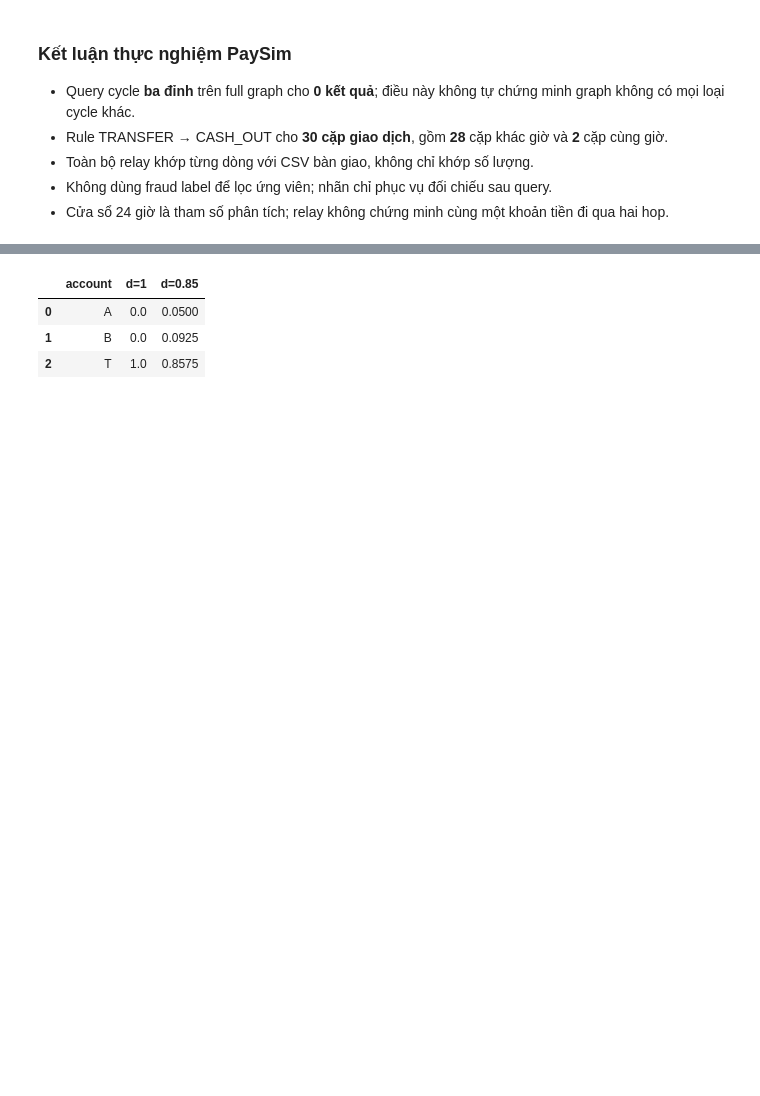
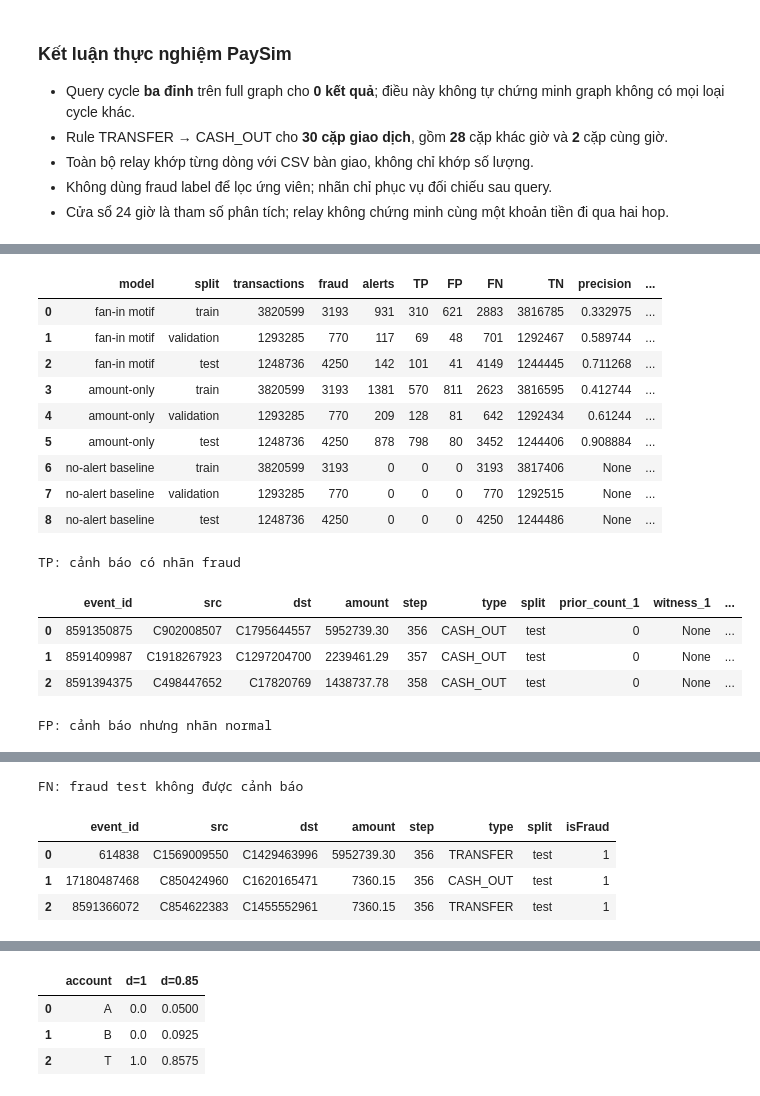
Before and after one commit to harvey105/graphguard-amls-detection, a Jupyter notebook: notebooks/03_khanh_PaySIM_motif.ipynb, the cells around one changed output, grey strips where cells are left out. Drawn from its saved outputs; the diff is of its cells as text; code cells hidden in the pictures; blank space fills up the shorter version.

```diff
--- a/notebooks/03_khanh_PaySIM_motif.ipynb
+++ b/notebooks/03_khanh_PaySIM_motif.ipynb
@@ -425,0 +754,40 @@ spark.catalog.clearCache()
+# %%
+pay_selected = fanin_alerts(pay_fan,pay_rule).localCheckpoint(eager=True)
+pay_amount_selected = fanin_alerts(pay_fan,pay_amount_rule)
+pay_evaluations = pd.concat([
+    evaluate_alerts(pay_selected,pay_truth).assign(model='fan-in motif'),
+    evaluate_alerts(pay_amount_selected,pay_truth).assign(model='amount-only'),
+    evaluate_alerts(pay_features.where(F.lit(False)),pay_truth).assign(model='no-alert baseline'),
+],ignore_index=True)
+display(pay_evaluations[['model','split','transactions','fraud','alerts','TP','FP','FN','TN','precision','recall','F1','prevalence']])
+# Kiểm chứng scorer validation dùng đúng predicate được deploy.
+pay_validation_check = pay_evaluations.query("model=='fan-in motif' and split=='validation'").iloc[0]
+if pay_rule['rule_id']!='abstain':
+    assert (pay_validation_check.TP,pay_validation_check.FP)==(pay_rule['TP'],pay_rule['FP'])
+# Các bảng nhỏ có cả phát hiện đúng, báo nhầm và bỏ sót, không cherry-pick chỉ fraud.
+pay_alert_details = pay_selected.join(pay_truth.select('event_id','isFraud'),'event_id')
+for title,label in [('TP: cảnh báo có nhãn fraud',1),('FP: cảnh báo nhưng nhãn normal',0)]:
+    print(title)
+    display(pay_alert_details.where((F.col('split')=='test') & (F.col('isFraud')==label)).orderBy('step').limit(3).toPandas())
+print('FN: fraud test không được cảnh báo')
+pay_missed = pay_features.join(pay_selected.select('event_id').distinct(),'event_id','left_anti').join(
+    pay_truth.select('event_id','isFraud'),'event_id').where("split='test' AND isFraud=1")
+display(pay_missed.orderBy('step').limit(3).toPandas())
+checks_passed['PaySim: causal fan-in, validation selection and unique transaction confusion counts'] = True
+# %% [output]
+|  | model | split | transactions | fraud | alerts | TP | FP | FN | TN | precision | ... |
+| 0 | fan-in motif | train | 3820599 | 3193 | 931 | 310 | 621 | 2883 | 3816785 | 0.332975 | ... |
+| 1 | fan-in motif | validation | 1293285 | 770 | 117 | 69 | 48 | 701 | 1292467 | 0.589744 | ... |
+| 2 | fan-in motif | test | 1248736 | 4250 | 142 | 101 | 41 | 4149 | 1244445 | 0.711268 | ... |
+| 3 | amount-only | train | 3820599 | 3193 | 1381 | 570 | 811 | 2623 | 3816595 | 0.412744 | ... |
+| 4 | amount-only | validation | 1293285 | 770 | 209 | 128 | 81 | 642 | 1292434 | 0.61244 | ... |
+| 5 | amount-only | test | 1248736 | 4250 | 878 | 798 | 80 | 3452 | 1244406 | 0.908884 | ... |
+| 6 | no-alert baseline | train | 3820599 | 3193 | 0 | 0 | 0 | 3193 | 3817406 | None | ... |
+| 7 | no-alert baseline | validation | 1293285 | 770 | 0 | 0 | 0 | 770 | 1292515 | None | ... |
+| 8 | no-alert baseline | test | 1248736 | 4250 | 0 | 0 | 0 | 4250 | 1244486 | None | ... |
+TP: cảnh báo có nhãn fraud
+|  | event_id | src | dst | amount | step | type | split | prior_count_1 | witness_1 | ... |
+| 0 | 8591350875 | C902008507 | C1795644557 | 5952739.30 | 356 | CASH_OUT | test | 0 | None | ... |
+| 1 | 8591409987 | C1918267923 | C1297204700 | 2239461.29 | 357 | CASH_OUT | test | 0 | None | ... |
+| 2 | 8591394375 | C498447652 | C17820769 | 1438737.78 | 358 | CASH_OUT | test | 0 | None | ... |
+FP: cảnh báo nhưng nhãn normal
@@ -425,0 +798,5 @@ spark.catalog.clearCache()
+FN: fraud test không được cảnh báo
+|  | event_id | src | dst | amount | step | type | split | isFraud |
+| 0 | 614838 | C1569009550 | C1429463996 | 5952739.30 | 356 | TRANSFER | test | 1 |
+| 1 | 17180487468 | C850424960 | C1620165471 | 7360.15 | 356 | CASH_OUT | test | 1 |
+| 2 | 8591366072 | C854622383 | C1455552961 | 7360.15 | 356 | TRANSFER | test | 1 |
```
Also changed, not shown: parts of 19 cells of this notebook, 7 other files.
